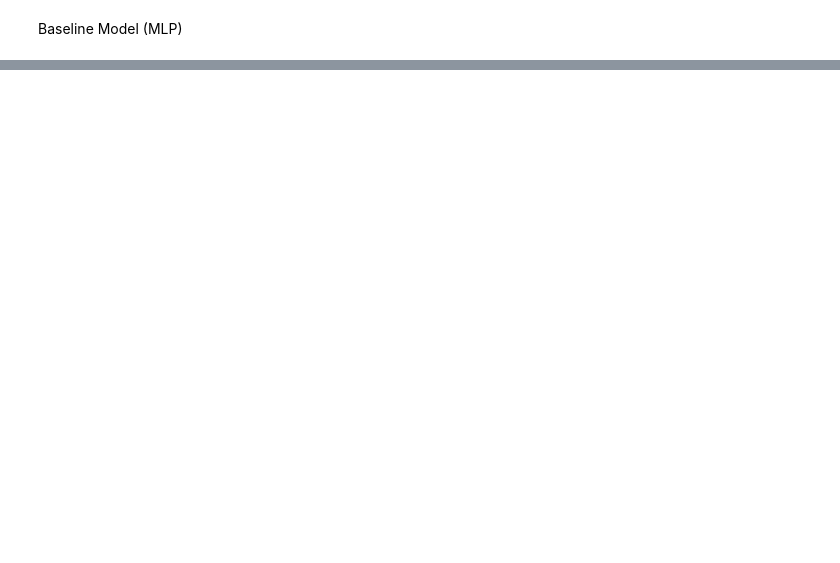
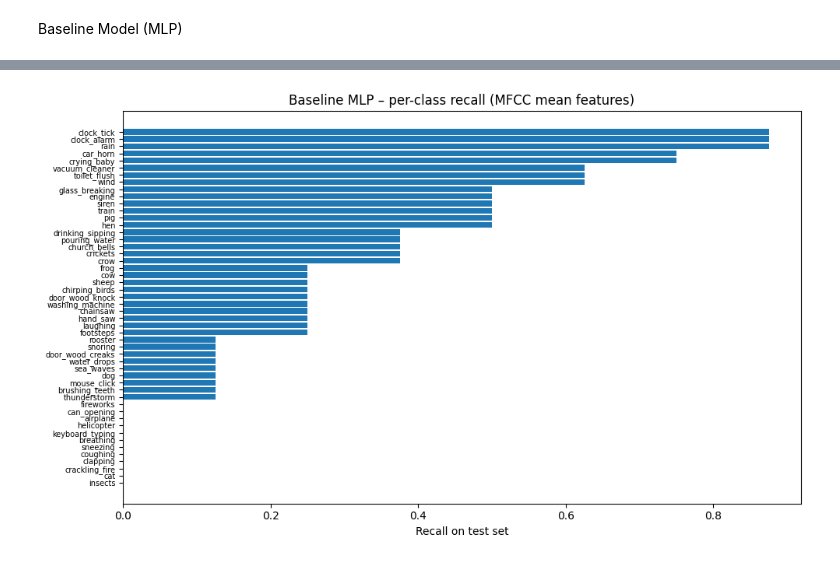
Before and after one commit to Emnaothm96/DEEP_LEARNING, a Jupyter notebook: URBANSOUND.ipynb, the cells around one changed output, grey strips where cells are left out. Cells and saved outputs as stored; diff of their text form; code cells hidden in the pictures; blank space fills up the shorter version.

```diff
--- a/URBANSOUND.ipynb
+++ b/URBANSOUND.ipynb
@@ -574,0 +572,37 @@ weighted avg      0.279     0.302     0.279       400
+# %%
+from sklearn.metrics import classification_report
+import matplotlib.pyplot as plt
+import numpy as np
+id_to_name = {row['target']: row['category'] for _, row in meta.iterrows()}
+
+# classification report as dict (no noisy warnings)
+report = classification_report(
+    y_test, y_test_pred,
+    digits=3,
+    output_dict=True,
+    zero_division=0
+)
+
+# assuming you have a mapping from id -> class name
+# for example:
+# id_to_name = {row['target']: row['category'] for _, row in meta.iterrows()}
+# build ordered lists
+class_ids = sorted([int(k) for k in report.keys() if k.isdigit()])
+class_names = [id_to_name[i] for i in class_ids]
+recalls = [report[str(i)]['recall'] for i in class_ids]
+
+# sort by recall (worst to best) so it's clearer
+order = np.argsort(recalls)
+recalls_sorted = [recalls[i] for i in order]
+names_sorted = [class_names[i] for i in order]
+
+plt.figure(figsize=(10, 6))
+plt.barh(range(len(names_sorted)), recalls_sorted)
+plt.yticks(range(len(names_sorted)), names_sorted, fontsize=7)
+plt.xlabel("Recall on test set")
+plt.title("Baseline MLP – per-class recall (MFCC mean features)")
+plt.tight_layout()
+plt.savefig("mlp_baseline_per_class_recall.png", dpi=300)
+plt.show()
+# %% [output]
+[figure, added]
```
Also changed, not shown: parts of 5 cells of this notebook.
